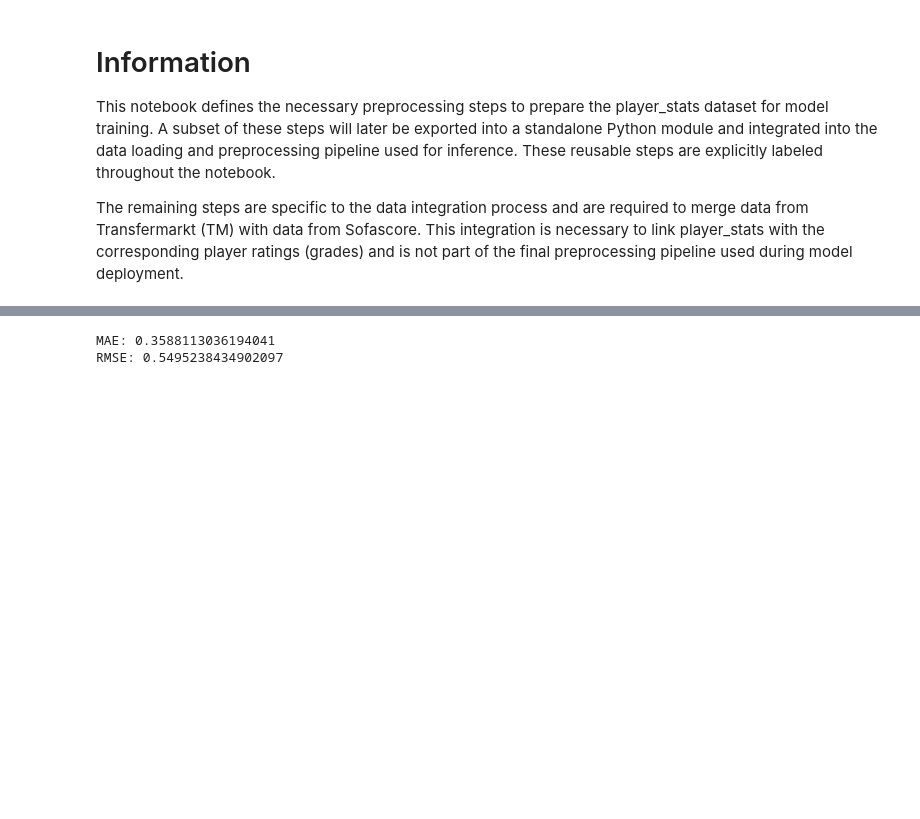
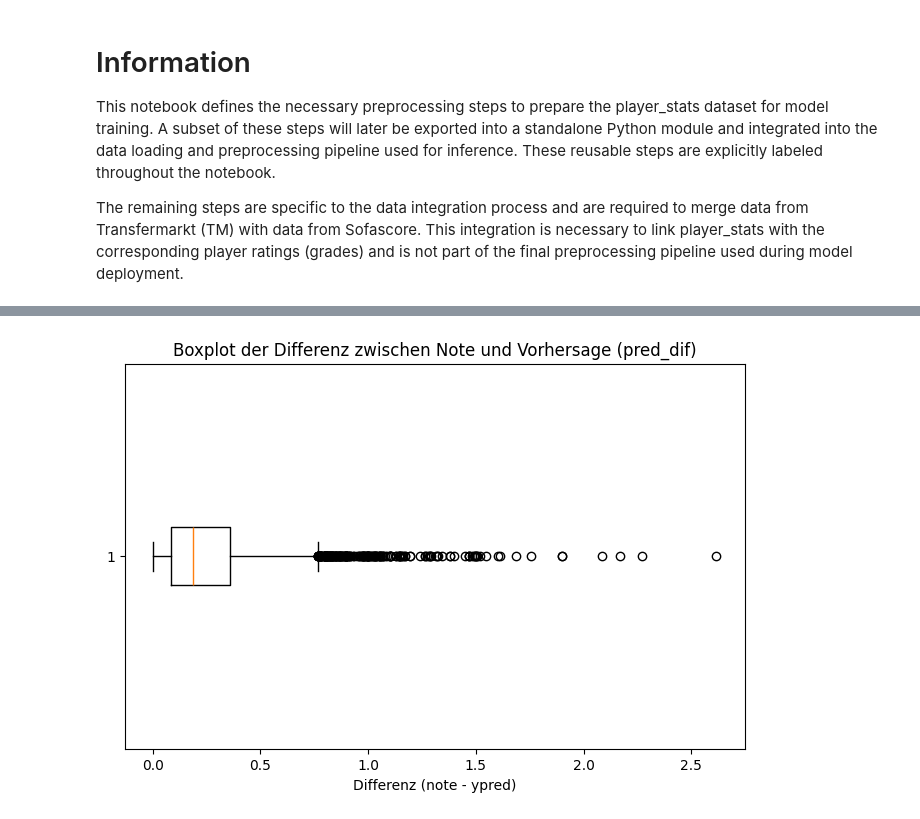
Before and after one commit to BDP26/pm4-iAM-Scout, a Jupyter notebook: rating_model/model.ipynb, the cells around one changed output, grey strips where cells are left out. Cells and saved outputs as stored; diff of their text form; code cells hidden in the pictures; blank space fills up the shorter version.

```diff
--- a/rating_model/model.ipynb
+++ b/rating_model/model.ipynb
@@ -132,8 +99,8 @@ pipeline = Pipeline([
 # GridSearch
 # -------------------
 param_grid = {
-    "model__n_estimators": [50, 100, 200],
-    "model__max_depth": [None, 10, 20],
+    "model__n_estimators": [50, 100, 200, 400, 1000],
+    "model__max_depth": [None, 10, 20, 30],
     "model__min_samples_split": [2, 5],
     "model__min_samples_leaf": [1, 2]
 }
@@ -162,18 +129,4 @@ rmse = root_mean_squared_error(y_test, y_pred)
 print("Best Params:", grid.best_params_)
 print("MAE:", mae)
 print("RMSE:", rmse)
-
-# -------------------
-# Plot: n_estimators Einfluss
-# -------------------
-results = pd.DataFrame(grid.cv_results_)
-
-plot_data = results.groupby("param_model__n_estimators")["mean_test_score"].mean()
-
-plt.figure()
-plt.plot(plot_data.index, -plot_data.values)
-plt.xlabel("n_estimators")
-plt.ylabel("RMSE")
-plt.title("Einfluss von n_estimators")
-plt.show()
 # %% [output]
@@ -253,36 +135,24 @@ RMSE: 0.7717456625770631
-# %%
-from sklearn.pipeline import Pipeline
-from sklearn.neural_network import MLPRegressor
-from sklearn.metrics import mean_absolute_error, root_mean_squared_error
-from sklearn.model_selection import train_test_split
-
-# Split
-X = df.drop(columns=["rating"])
-y = df["rating"]
-
-X_train, X_test, y_train, y_test = train_test_split(
-    X, y,
-    test_size=0.2,
-    random_state=42
-)
-
-pipeline = Pipeline([
-    ("preprocessing", preprocessor),
-    ("model", MLPRegressor(
-        hidden_layer_sizes=(64, 32),  # 2 Layer
-        activation="relu",
-        solver="adam",
-        alpha=0.001,                 # Regularisierung!
-        max_iter=500,
-        random_state=42
-    ))
-])
-
-pipeline.fit(X_train, y_train)
-y_pred = pipeline.predict(X_test)
-
-print("MAE:", mean_absolute_error(y_test, y_pred))
-print("RMSE:", root_mean_squared_error(y_test, y_pred))
-# %% [output]
-MAE: 0.3588113036194041
-RMSE: 0.5495238434902097
+# %%
+# Bestes Modell verwenden und DataFrame mit Vorhersagen erstellen
+# Annahme: best_model, X_test, y_test existieren bereits (aus GridSearchCV)
+
+# Vorhersagen mit dem besten Modell
+y_pred = best_model.predict(X_test)
+
+# Neues DataFrame: Kopie von X_test
+results_df = X_test.copy()
+results_df["note"] = y_test.values  # Echte Noten
+results_df["ypred"] = y_pred        # Vorhersagen
+results_df["pred_dif"] = abs(results_df["note"] - results_df["ypred"])  # Differenz
+
+results_df.head()
+
+# Boxplot der Differenzen
+import matplotlib.pyplot as plt
+plt.figure(figsize=(8, 5))
+plt.boxplot(results_df["pred_dif"], vert=False)
+plt.title("Boxplot der Differenz zwischen Note und Vorhersage (pred_dif)")
+plt.xlabel("Differenz (note - ypred)")
+plt.show()
+# %% [output]
+[figure, added]
```
Also changed, not shown: parts of 5 cells of this notebook, 1 other file.
